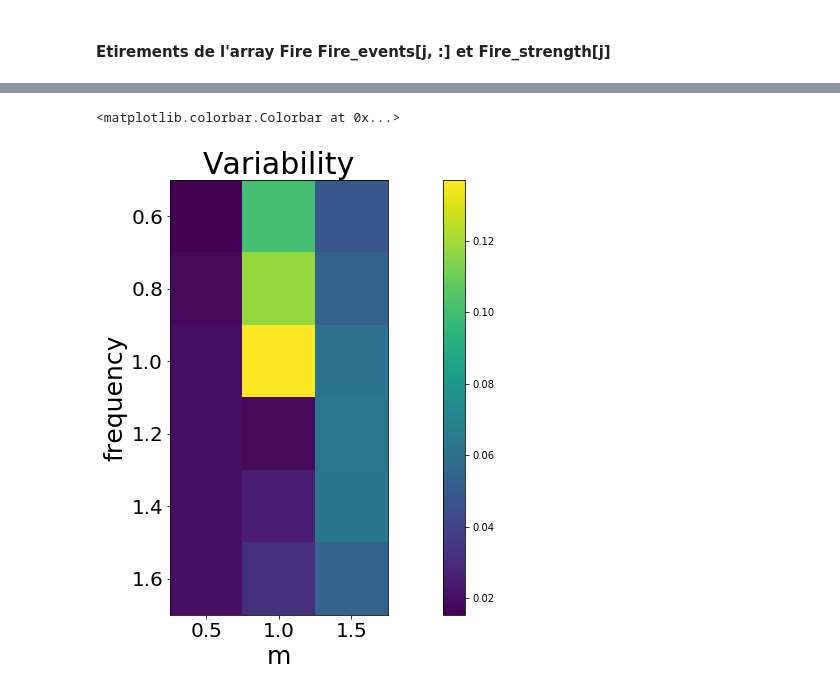
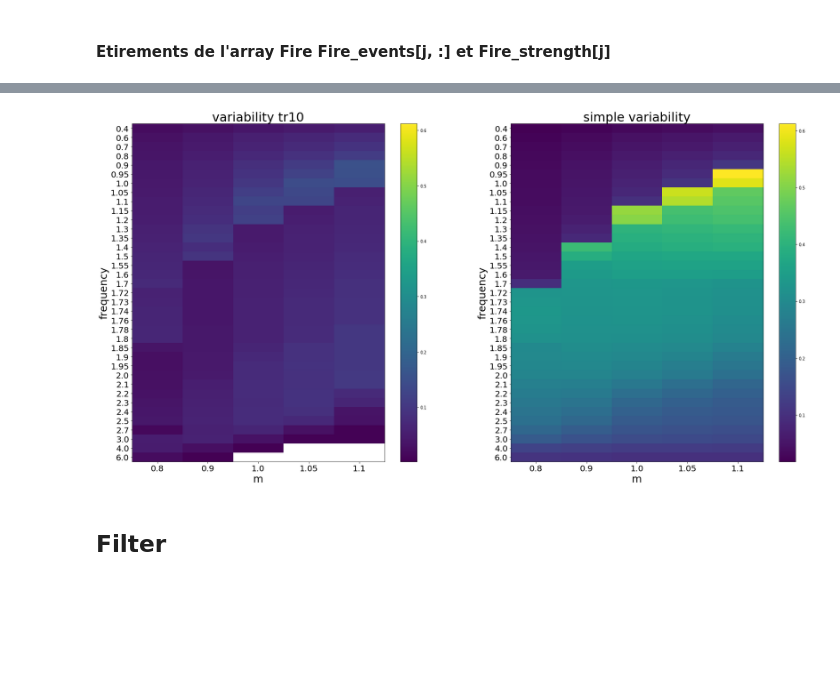
Before and after one commit to cavaillesj/-ecosystem_behavior, a Jupyter notebook: Variability VS frequency.ipynb, the cells around one changed output, grey strips where cells are left out. Cells and saved outputs as stored; diff of their text form; code cells hidden in the pictures; blank space fills up the shorter version.

```diff
--- a/Variability VS frequency.ipynb
+++ b/Variability VS frequency.ipynb
@@ -66,4 +75,2 @@ plt.show()
 # %% [markdown]
 #### Etirements de l'array Fire Fire_events[j, :] et Fire_strength[j]
-# %%
-Freq = [0.6, .8, 1., 1.2, 1.4, 1.6]
@@ -115,13 +148,18 @@ for i, freq in enumerate(Freq):
 # %%
-plt.figure(figsize = (18, 6))
-mmax = np.nanmax(np.nanmax(Var))
-for j,m in enumerate(M):
-    plt.subplot(1, nParall, j+1)
-    plt.plot(Freq, Var[:,j], "+-")
-    plt.title("Variability\nm = "+str(M[j]), fontsize = 30)
+plt.figure(figsize = (30, 6))
+mmax_tr10 = np.nanmax(np.nanmax(Var))
+mmax_a = np.nanmax(np.nanmax(Var_a))
+mmax = max([mmax_tr10, mmax_a])
+
+for j,m in enumerate(M_c):
+    plt.subplot(1, len(M_c), j+1)
+    plt.plot(Freq_c, Var[:,j], "+-", label="variability tr10")
+    plt.plot(Freq_c, Var_a[:,j], "+-", label="simple variability")
+    plt.legend()
+    plt.title("Variability\nm = "+str(M_c[j]), fontsize = 30)
     plt.xlabel("freq", fontsize = 20)
     plt.ylabel("variability", fontsize = 20)
     plt.ylim(top = 1.1*mmax)
-    plt.xlim(0.9*Freq[0], 1.05*Freq[-1])
+    plt.xlim(0.9*Freq_c[0], 1.05*Freq_c[-1])
 plt.show()
 # %% [output]
@@ -129,12 +169,26 @@ plt.show()
 # %%
-plt.figure(figsize=(20,8))
-plt.title("Variability", fontsize = 30)
-plt.imshow(Var)
-plt.xticks(np.arange(len(M)), M, fontsize=20)
+plt.subplots(figsize=(30, 15))
+
+plt.subplot(1,2,1)
+plt.title("variability tr10", fontsize = 30)
+plt.imshow(Var, vmax=mmax, aspect="auto")
+plt.xticks(np.arange(len(M_c)), M_c, fontsize=20)
 plt.xlabel("m", fontsize=25)
-plt.yticks(np.arange(len(Freq)), Freq, fontsize=20)
+plt.yticks(np.arange(len(Freq_c)), Freq_c, fontsize=20)
 plt.ylabel("frequency", fontsize=25)
 plt.colorbar()
+
+plt.subplot(1,2,2)
+plt.title("simple variability", fontsize = 30)
+plt.imshow(Var_a, vmax=mmax, aspect="auto")
+plt.xticks(np.arange(len(M_c)), M_c, fontsize=20)
+plt.xlabel("m", fontsize=25)
+plt.yticks(np.arange(len(Freq_c)), Freq_c, fontsize=20)
+plt.ylabel("frequency", fontsize=25)
+plt.colorbar()
+
+plt.show()
 # %% [output]
-<matplotlib.colorbar.Colorbar at 0x...>
-[figure, old version]
+[figure, new version]
+# %% [markdown]
+##  Filter
```
Also changed, not shown: parts of 13 cells of this notebook, 8 other files.
